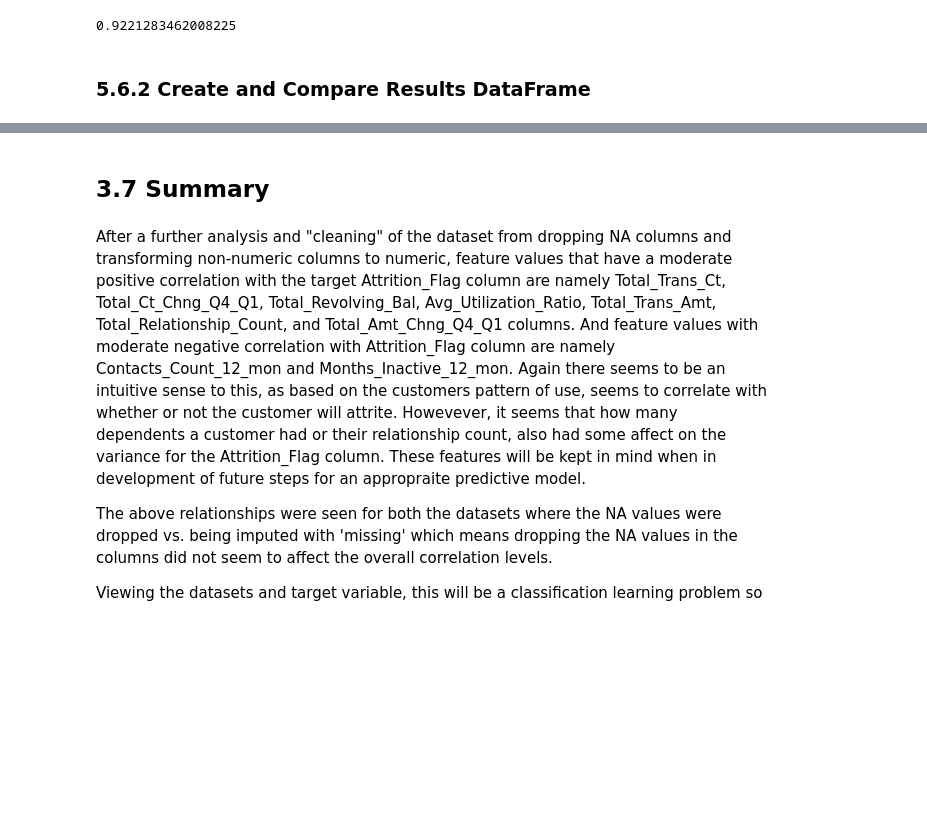
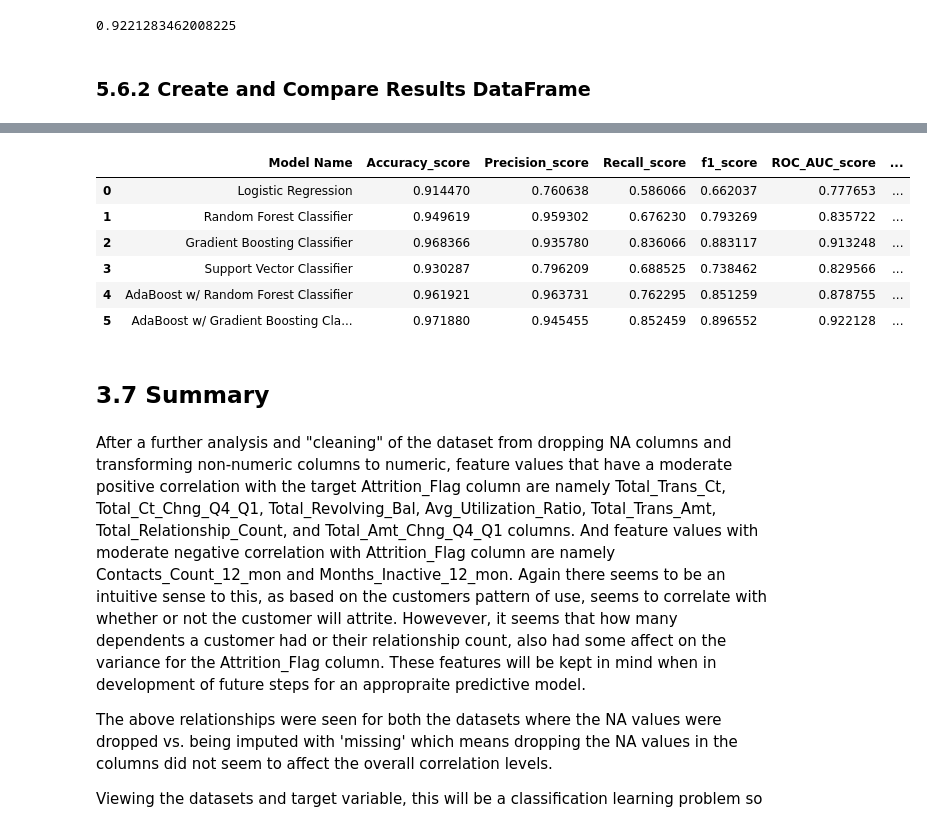
Before and after one commit to tpoozhikala/Bank-Churnrate, a Jupyter notebook: 5_Modeling/05_Modeling_Bank_Churnrate.ipynb, the cells around one changed output, grey strips where cells are left out. Cells and saved outputs as stored; diff of their text form; code cells hidden in the pictures; blank space fills up the shorter version.

Commit message:
Created Dropped Modeling Results DataFrame

```diff
--- a/5_Modeling/05_Modeling_Bank_Churnrate.ipynb
+++ b/5_Modeling/05_Modeling_Bank_Churnrate.ipynb
@@ -797,3 +797,14 @@ results_df
+# %%
+dropped_results_df = pd.DataFrame(dropped_results)
+dropped_results_df
+# %% [output]
+|  | Model Name | Accuracy_score | Precision_score | Recall_score | f1_score | ROC_AUC_score | ... |
+| 0 | Logistic Regression | 0.914470 | 0.760638 | 0.586066 | 0.662037 | 0.777653 | ... |
+| 1 | Random Forest Classifier | 0.949619 | 0.959302 | 0.676230 | 0.793269 | 0.835722 | ... |
+| 2 | Gradient Boosting Classifier | 0.968366 | 0.935780 | 0.836066 | 0.883117 | 0.913248 | ... |
+| 3 | Support Vector Classifier | 0.930287 | 0.796209 | 0.688525 | 0.738462 | 0.829566 | ... |
+| 4 | AdaBoost w/ Random Forest Classifier | 0.961921 | 0.963731 | 0.762295 | 0.851259 | 0.878755 | ... |
+| 5 | AdaBoost w/ Gradient Boosting Cla... | 0.971880 | 0.945455 | 0.852459 | 0.896552 | 0.922128 | ... |
 # %%
 y_pred_log_missing
 y_pred_log_dropped
```
Also changed, not shown: parts of 6 cells of this notebook.
